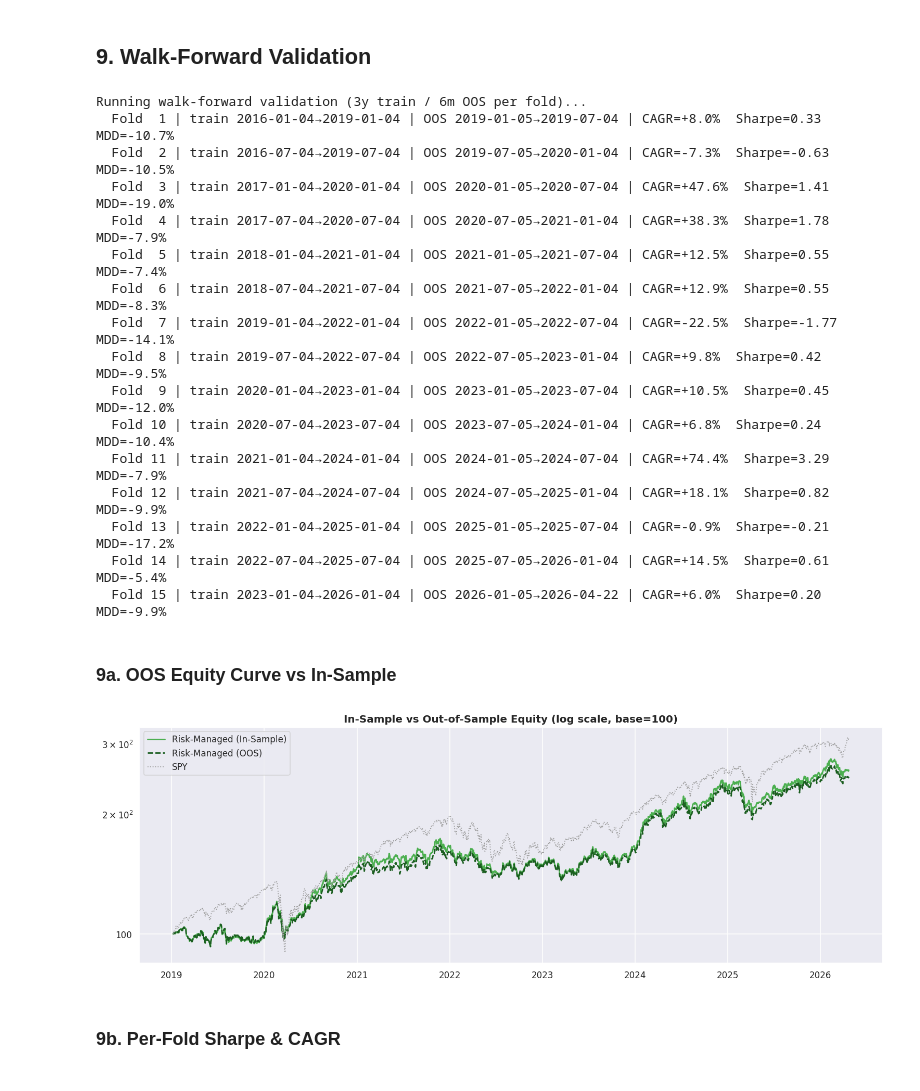
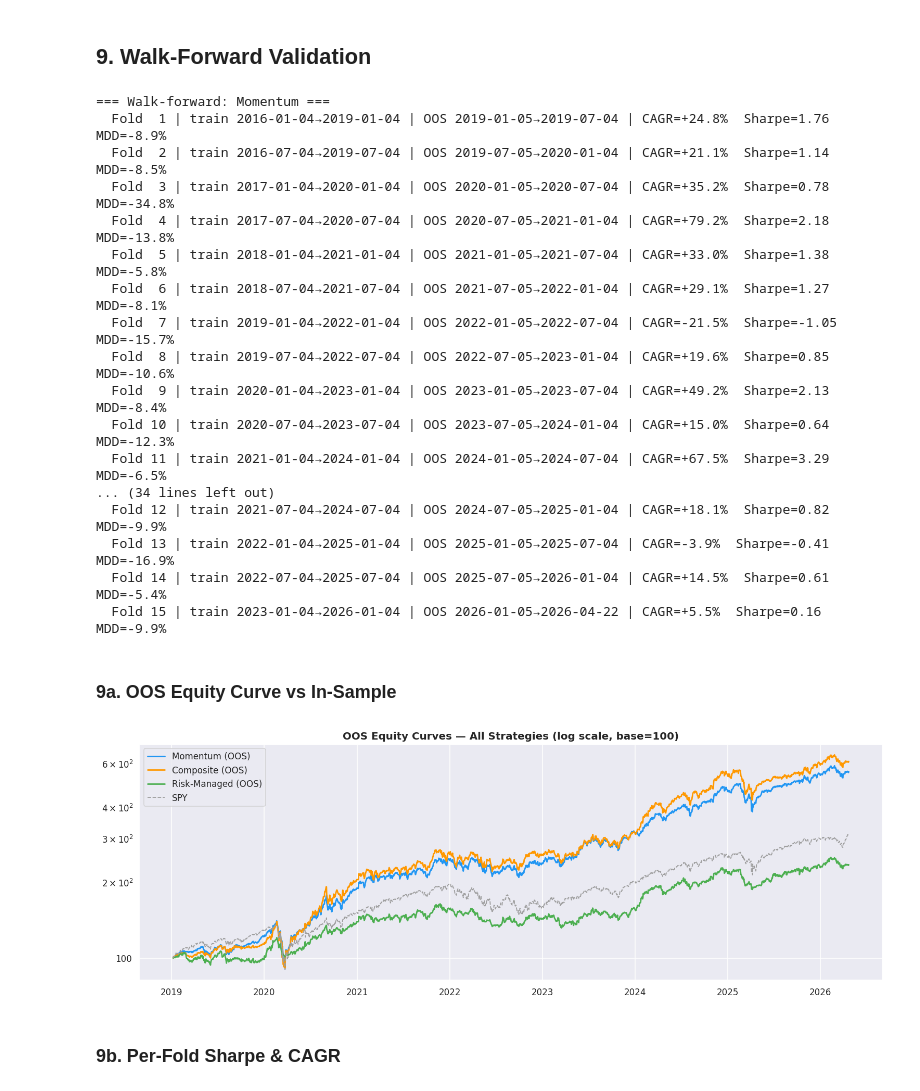
Before and after one commit to riccardo03/Backtest, a Jupyter notebook: quant-backtest/notebooks/analysis.ipynb, the cells around one changed output. Cells and saved outputs as stored; diff of their text form; code cells hidden in the pictures.

```diff
--- a/quant-backtest/notebooks/analysis.ipynb
+++ b/quant-backtest/notebooks/analysis.ipynb
@@ -223,48 +223,64 @@ from walkforward import run_walkforward, compare_is_vs_oos, WalkForwardConfig
 
 wf_cfg = WalkForwardConfig(train_years=3, test_months=6)
 
-def strategy_fn(fm_slice, close_slice):
+def strat_momentum(fm_slice, close_slice):
+    return momentum_strategy(fm_slice, top_n=10, signal='mom_6m')
+
+def strat_composite(fm_slice, close_slice):
+    return composite_strategy(fm_slice, top_n=10)
+
+def strat_risk(fm_slice, close_slice):
     return risk_managed_strategy(fm_slice, close_slice, top_n=10)
 
-print("Running walk-forward validation (3y train / 6m OOS per fold)...")
-wf = run_walkforward(strategy_fn, close, fm, wf_cfg, cfg, label='Risk-Managed')
+print("=== Walk-forward: Momentum ===")
+wf_mom = run_walkforward(strat_momentum, close, fm, wf_cfg, cfg, label='Momentum')
+
+print("\n=== Walk-forward: Composite ===")
+wf_cmp = run_walkforward(strat_composite, close, fm, wf_cfg, cfg, label='Composite')
+
+print("\n=== Walk-forward: Risk-Managed ===")
+wf_rm  = run_walkforward(strat_risk,      close, fm, wf_cfg, cfg, label='Risk-Managed')
 # %% [output]
-Running walk-forward validation (3y train / 6m OOS per fold)...
-  Fold  1 | train 2016-01-04→2019-01-04 | OOS 2019-01-05→2019-07-04 | CAGR=+8.0%  Sharpe=0.33  MDD=-10.7%
-  Fold  2 | train 2016-07-04→2019-07-04 | OOS 2019-07-05→2020-01-04 | CAGR=-7.3%  Sharpe=-0.63  MDD=-10.5%
-  Fold  3 | train 2017-01-04→2020-01-04 | OOS 2020-01-05→2020-07-04 | CAGR=+47.6%  Sharpe=1.41  MDD=-19.0%
-  Fold  4 | train 2017-07-04→2020-07-04 | OOS 2020-07-05→2021-01-04 | CAGR=+38.3%  Sharpe=1.78  MDD=-7.9%
-  Fold  5 | train 2018-01-04→2021-01-04 | OOS 2021-01-05→2021-07-04 | CAGR=+12.5%  Sharpe=0.55  MDD=-7.4%
-  Fold  6 | train 2018-07-04→2021-07-04 | OOS 2021-07-05→2022-01-04 | CAGR=+12.9%  Sharpe=0.55  MDD=-8.3%
-  Fold  7 | train 2019-01-04→2022-01-04 | OOS 2022-01-05→2022-07-04 | CAGR=-22.5%  Sharpe=-1.77  MDD=-14.1%
-  Fold  8 | train 2019-07-04→2022-07-04 | OOS 2022-07-05→2023-01-04 | CAGR=+9.8%  Sharpe=0.42  MDD=-9.5%
-  Fold  9 | train 2020-01-04→2023-01-04 | OOS 2023-01-05→2023-07-04 | CAGR=+10.5%  Sharpe=0.45  MDD=-12.0%
-  Fold 10 | train 2020-07-04→2023-07-04 | OOS 2023-07-05→2024-01-04 | CAGR=+6.8%  Sharpe=0.24  MDD=-10.4%
-  Fold 11 | train 2021-01-04→2024-01-04 | OOS 2024-01-05→2024-07-04 | CAGR=+74.4%  Sharpe=3.29  MDD=-7.9%
+=== Walk-forward: Momentum ===
+  Fold  1 | train 2016-01-04→2019-01-04 | OOS 2019-01-05→2019-07-04 | CAGR=+24.8%  Sharpe=1.76  MDD=-8.9%
+  Fold  2 | train 2016-07-04→2019-07-04 | OOS 2019-07-05→2020-01-04 | CAGR=+21.1%  Sharpe=1.14  MDD=-8.5%
+  Fold  3 | train 2017-01-04→2020-01-04 | OOS 2020-01-05→2020-07-04 | CAGR=+35.2%  Sharpe=0.78  MDD=-34.8%
+  Fold  4 | train 2017-07-04→2020-07-04 | OOS 2020-07-05→2021-01-04 | CAGR=+79.2%  Sharpe=2.18  MDD=-13.8%
+  Fold  5 | train 2018-01-04→2021-01-04 | OOS 2021-01-05→2021-07-04 | CAGR=+33.0%  Sharpe=1.38  MDD=-5.8%
+  Fold  6 | train 2018-07-04→2021-07-04 | OOS 2021-07-05→2022-01-04 | CAGR=+29.1%  Sharpe=1.27  MDD=-8.1%
+  Fold  7 | train 2019-01-04→2022-01-04 | OOS 2022-01-05→2022-07-04 | CAGR=-21.5%  Sharpe=-1.05  MDD=-15.7%
+  Fold  8 | train 2019-07-04→2022-07-04 | OOS 2022-07-05→2023-01-04 | CAGR=+19.6%  Sharpe=0.85  MDD=-10.6%
+  Fold  9 | train 2020-01-04→2023-01-04 | OOS 2023-01-05→2023-07-04 | CAGR=+49.2%  Sharpe=2.13  MDD=-8.4%
+  Fold 10 | train 2020-07-04→2023-07-04 | OOS 2023-07-05→2024-01-04 | CAGR=+15.0%  Sharpe=0.64  MDD=-12.3%
+  Fold 11 | train 2021-01-04→2024-01-04 | OOS 2024-01-05→2024-07-04 | CAGR=+67.5%  Sharpe=3.29  MDD=-6.5%
+... (34 lines left out)
   Fold 12 | train 2021-07-04→2024-07-04 | OOS 2024-07-05→2025-01-04 | CAGR=+18.1%  Sharpe=0.82  MDD=-9.9%
-  Fold 13 | train 2022-01-04→2025-01-04 | OOS 2025-01-05→2025-07-04 | CAGR=-0.9%  Sharpe=-0.21  MDD=-17.2%
+  Fold 13 | train 2022-01-04→2025-01-04 | OOS 2025-01-05→2025-07-04 | CAGR=-3.9%  Sharpe=-0.41  MDD=-16.9%
   Fold 14 | train 2022-07-04→2025-07-04 | OOS 2025-07-05→2026-01-04 | CAGR=+14.5%  Sharpe=0.61  MDD=-5.4%
-  Fold 15 | train 2023-01-04→2026-01-04 | OOS 2026-01-05→2026-04-22 | CAGR=+6.0%  Sharpe=0.20  MDD=-9.9%
+  Fold 15 | train 2023-01-04→2026-01-04 | OOS 2026-01-05→2026-04-22 | CAGR=+5.5%  Sharpe=0.16  MDD=-9.9%
 # %% [markdown]
 ### 9a. OOS Equity Curve vs In-Sample
 # %%
-# Align all curves to the OOS start date for fair comparison
-oos_start = wf['oos_equity'].index[0]
-is_eq_trim = r3['equity'].loc[oos_start:]
-bm_eq_trim = bm_eq.loc[oos_start:]
+# OOS equity curves — all three strategies vs SPY
+oos_start = wf_mom['oos_equity'].index[0]
+bm_eq_oos = bm_eq.loc[oos_start:]
 
 fig, ax = plt.subplots()
-ax.plot(norm(is_eq_trim),      label='Risk-Managed (In-Sample)',  color='#4CAF50', linewidth=1.8)
-ax.plot(norm(wf['oos_equity']), label='Risk-Managed (OOS)',        color='#1B5E20', linewidth=1.8, linestyle='--')
-ax.plot(norm(bm_eq_trim),      label='SPY',                        color='#9E9E9E', linewidth=1.2, linestyle=':')
+for wf_x, label, color in [
+    (wf_mom, 'Momentum',     COLORS['Momentum']),
+    (wf_cmp, 'Composite',    COLORS['Composite']),
+    (wf_rm,  'Risk-Managed', COLORS['Risk-Managed']),
+]:
+    ax.plot(norm(wf_x['oos_equity']), label=f'{label} (OOS)', color=color, linewidth=1.8)
+ax.plot(norm(bm_eq_oos), label='SPY', color=COLORS['SPY'], linewidth=1.2, linestyle='--')
 ax.set_yscale('log')
 ax.yaxis.set_major_formatter(mtick.FuncFormatter(lambda x, _: f'{x:.0f}'))
-ax.set_title('In-Sample vs Out-of-Sample Equity (log scale, base=100)', fontsize=13, fontweight='bold')
+ax.set_title('OOS Equity Curves — All Strategies (log scale, base=100)', fontsize=13, fontweight='bold')
 ax.legend()
 plt.tight_layout()
 plt.show()
 # %% [output]
-[figure, old version]
+[figure, new version]
 # %% [markdown]
 ### 9b. Per-Fold Sharpe & CAGR
 # %%
```
Also changed, not shown: parts of 9 cells of this notebook, 2 other files.
